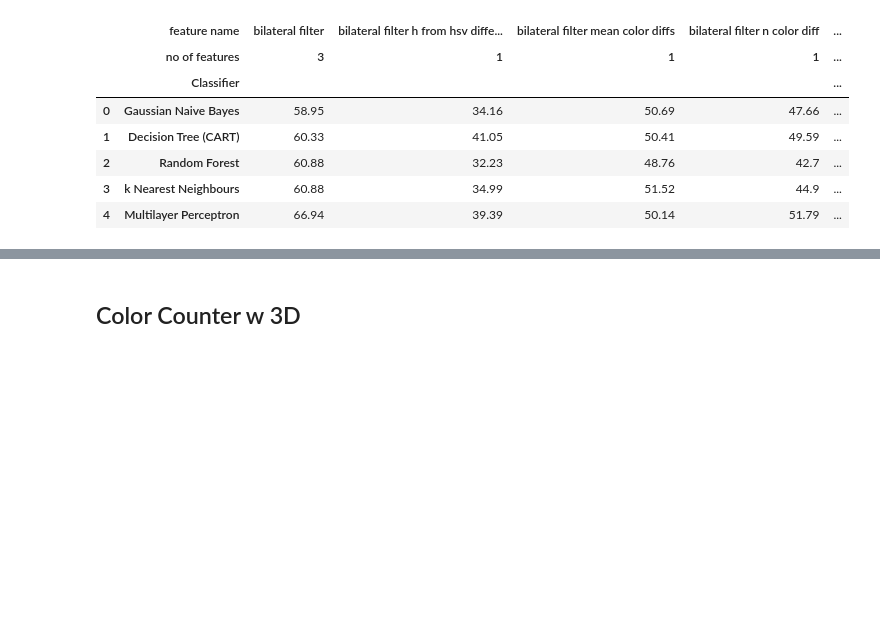
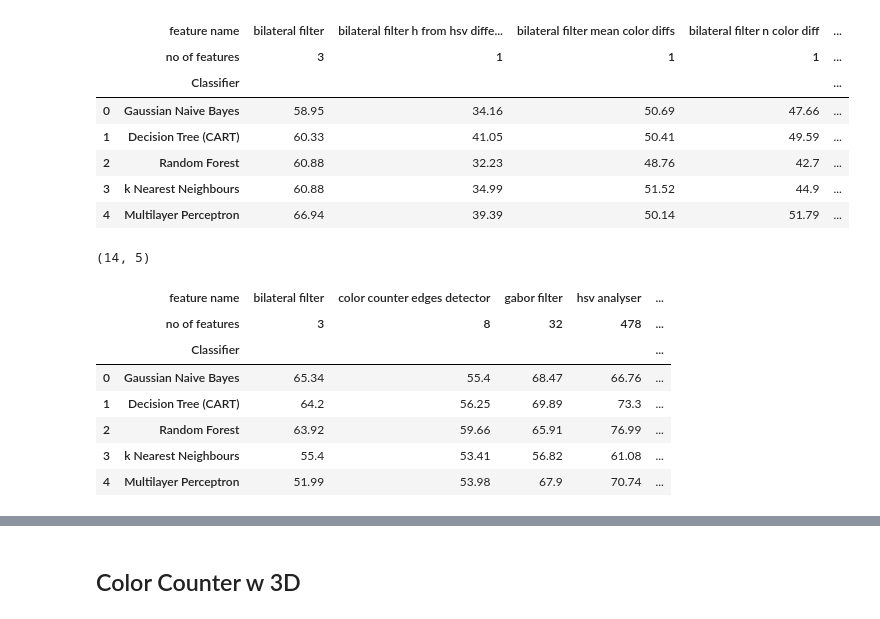
Before and after one commit to lukaszsus/memotion-images-analysis, a Jupyter notebook: experiment_scripts/pandas_dataframes_results.ipynb, the cells around one changed output, grey strips where cells are left out. Saved outputs shown, nothing was run; the diff lists cells and outputs as text; code cells hidden in the pictures; blank space fills up the shorter version.

```diff
--- a/experiment_scripts/pandas_dataframes_results.ipynb
+++ b/experiment_scripts/pandas_dataframes_results.ipynb
@@ -57,8 +57,11 @@ df_metrics.style.apply(bold_max).apply(highlight_max_acc)
 NameError: name 'df_metrics' is not defined
 # %% [markdown]
 ## Analiza wszystkich wyników
+# %%
+feature_count_19 = [3, 1, 1, 1, 8, 32, 478, 18, 400, 60, 5, 5, 11, 489, 499, 43, 521, 531, 53]
+feature_count_14 = [3, 8, 32, 478, 18, 400, 60, 11, 489, 499, 43, 521, 531, 53]
 # %%
-def create_table(path):
+def create_table(path, feature_count):
     filenames = glob.glob(f'{DATA_PATH}/{path}/*')
     filenames[:] = [filename for filename in filenames if filename[-8] != "3"]
     filenames[:] = [filename for filename in filenames if re.search('\d{3}', filename[-10:-7]) is None]
@@ -71,7 +74,6 @@ def create_table(path):
         metric_names.append(filename.split('/')[-1][17:-7])
 
     metric_names = [mn.replace('_', ' ') for mn in metric_names]
-    feature_count = [3, 1, 1, 1, 8, 478, 18, 400, 60, 5, 5, 11, 489, 499, 32, 43, 521, 531, 53]
 
     acc = []
     for m in metrics:
@@ -138,3 +140,16 @@ create_table(path)
 | 2 | Random Forest | 60.88 | 32.23 | 48.76 | 42.7 | ... |
 | 3 | k Nearest Neighbours | 60.88 | 34.99 | 51.52 | 44.9 | ... |
 | 4 | Multilayer Perceptron | 66.94 | 39.39 | 50.14 | 51.79 | ... |
+# %%
+path = 'results/metrics/pics_one_vs_rest'
+create_table(path, feature_count_14)
+# %% [output]
+(14, 5)
+|  | feature name | bilateral filter | color counter edges detector | gabor filter | hsv analyser | ... |
+|  | no of features | 3 | 8 | 32 | 478 | ... |
+|  | Classifier |  |  |  |  | ... |
+| 0 | Gaussian Naive Bayes | 65.34 | 55.4 | 68.47 | 66.76 | ... |
+| 1 | Decision Tree (CART) | 64.2 | 56.25 | 69.89 | 73.3 | ... |
+| 2 | Random Forest | 63.92 | 59.66 | 65.91 | 76.99 | ... |
+| 3 | k Nearest Neighbours | 55.4 | 53.41 | 56.82 | 61.08 | ... |
+| 4 | Multilayer Perceptron | 51.99 | 53.98 | 67.9 | 70.74 | ... |
```
Also changed, not shown: parts of 7 cells of this notebook, 7 other files.
